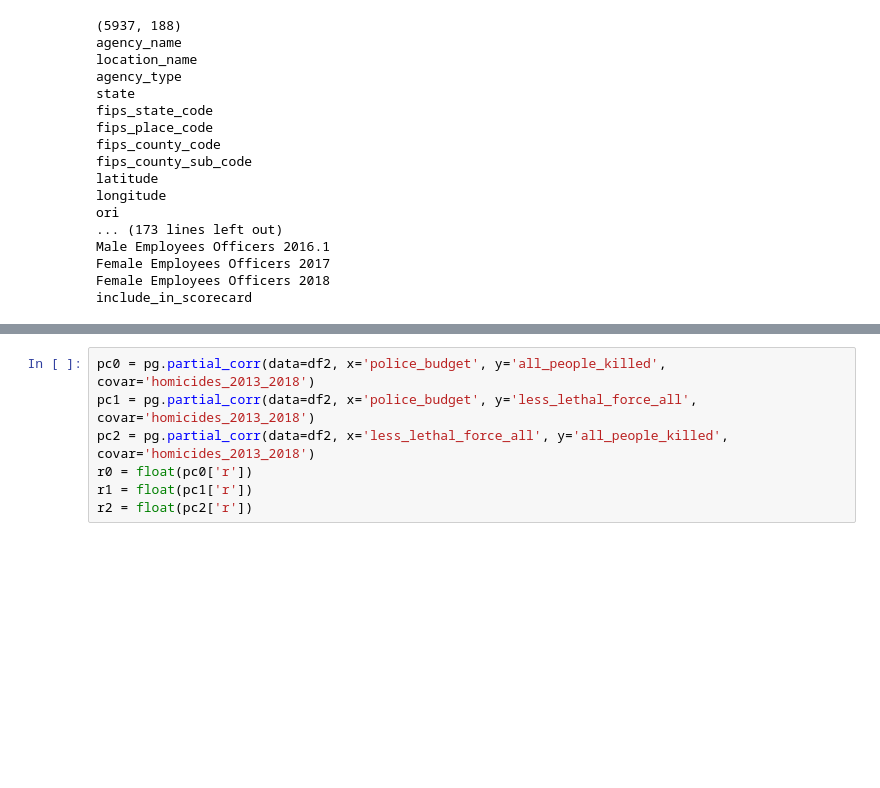
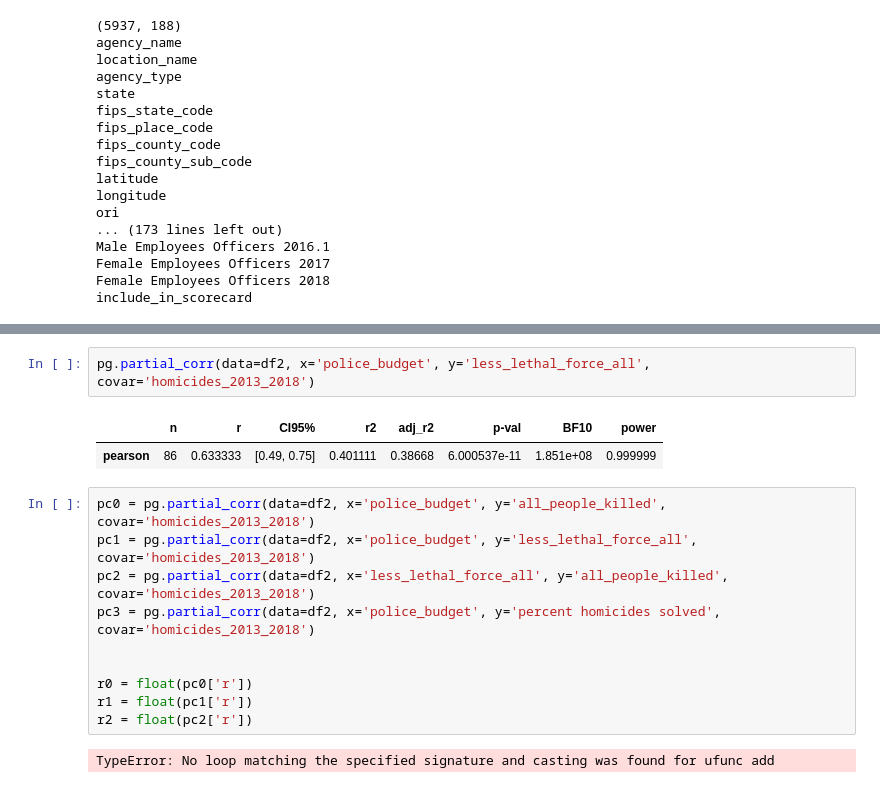
Before and after one commit to deq2/visualize_police_violence, a Jupyter notebook: visualize_police_violence.ipynb, the cells around one changed output, grey strips where cells are left out. Drawn from its saved outputs; the diff is of its cells as text; blank space fills up the shorter version.

```diff
--- a/visualize_police_violence.ipynb
+++ b/visualize_police_violence.ipynb
@@ -71,7 +57,17 @@ pg.partial_corr(data=df2, x='police_budget', y='all_people_killed')
+# %%
+pg.partial_corr(data=df2, x='police_budget', y='less_lethal_force_all', covar='homicides_2013_2018')
+# %% [output]
+|  | n | r | CI95% | r2 | adj_r2 | p-val | BF10 | power |
+| pearson | 86 | 0.633333 | [0.49, 0.75] | 0.401111 | 0.38668 | 6.000537e-11 | 1.851e+08 | 0.999999 |
 # %%
 pc0 = pg.partial_corr(data=df2, x='police_budget', y='all_people_killed', covar='homicides_2013_2018')
 pc1 = pg.partial_corr(data=df2, x='police_budget', y='less_lethal_force_all', covar='homicides_2013_2018')
 pc2 = pg.partial_corr(data=df2, x='less_lethal_force_all', y='all_people_killed', covar='homicides_2013_2018')
+pc3 = pg.partial_corr(data=df2, x='police_budget', y='percent homicides solved', covar='homicides_2013_2018')
+
+
 r0 = float(pc0['r'])
 r1 = float(pc1['r'])
 r2 = float(pc2['r'])
+# %% [output]
+TypeError: No loop matching the specified signature and casting was found for ufunc add
```
Also changed, not shown: parts of 7 cells of this notebook.
